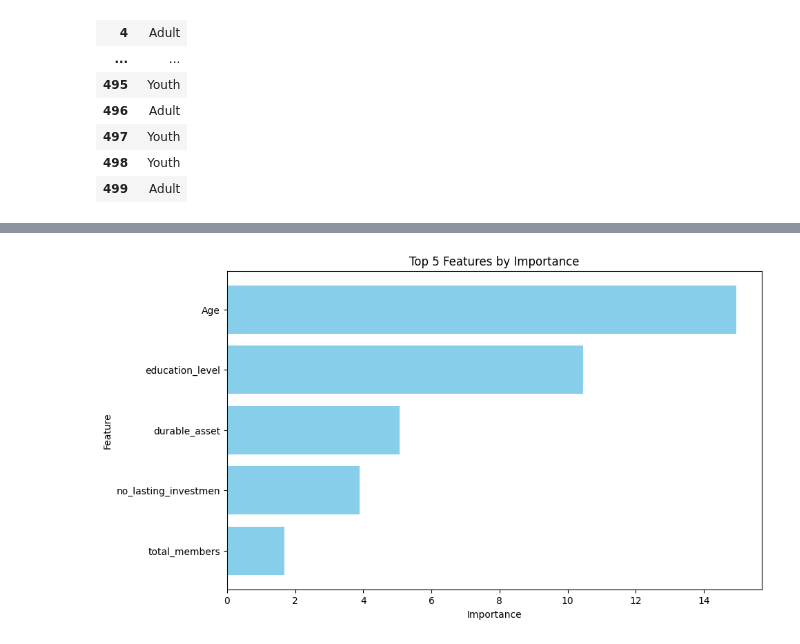
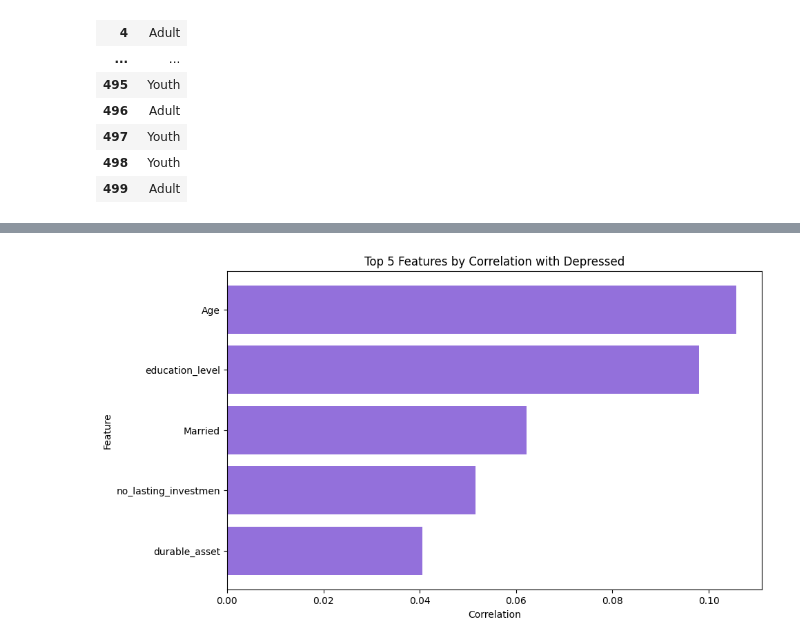
Before and after one commit to lameessa/IT326-project-depression, a Jupyter notebook: Copy_of_Phase_2_notebook_A.ipynb, the cells around one changed output, grey strips where cells are left out. Cells and saved outputs as stored; diff of their text form; code cells hidden in the pictures.

```diff
--- a/Copy_of_Phase_2_notebook_A.ipynb
+++ b/Copy_of_Phase_2_notebook_A.ipynb
@@ -547,36 +527,35 @@ The age after discretization
 # %%
-import pandas as pd
-from sklearn.feature_selection import SelectKBest, f_classif
-import matplotlib.pyplot as plt
+import warnings
 
-# Load the cleaned dataset
-data = pd.read_csv('Cleaned_dataset_iqr.csv')
+# Suppress warnings
+warnings.filterwarnings("ignore")
+
+# Load the original dataset
+data = pd.read_csv('b_depressed.csv')
 
 # Define features (X) and target variable (y)
 X = data.drop('depressed', axis=1)  # Dropping the target variable
 y = data['depressed']
 
-# Select top 5 features using ANOVA F-value
-selector = SelectKBest(score_func=f_classif, k=5)
-X_new = selector.fit_transform(X, y)
+# Temporarily fill NaN values with the mean of each column only for correlation calculation
+X_temp = X.fillna(X.mean())
 
-# Get all feature names and their corresponding scores
-all_feature_names = X.columns
-all_scores = selector.scores_
+# Calculate the correlation of each feature with the target variable
+correlations = X_temp.corrwith(y).abs()  # Using abs() to get the absolute value of the correlation
 
 # Create a DataFrame for better visualization
-feature_scores = pd.DataFrame({'Feature': all_feature_names, 'Importance': all_scores})
+correlation_scores = pd.DataFrame({'Feature': correlations.index, 'Correlation': correlations.values})
 
-# Sort the features by their importance and get the top 5
-top_5_features = feature_scores.nlargest(5, 'Importance')
+# Sort the features by their absolute correlation and get the top 5
+top_5_features = correlation_scores.nlargest(5, 'Correlation')
 
 # Plot the top 5 features
 plt.figure(figsize=(10, 6))
-plt.barh(top_5_features['Feature'], top_5_features['Importance'], color='skyblue')
-plt.xlabel('Importance')
+plt.barh(top_5_features['Feature'], top_5_features['Correlation'], color='mediumpurple')
+plt.xlabel('Correlation')
 plt.ylabel('Feature')
-plt.title('Top 5 Features by Importance')
+plt.title('Top 5 Features by Correlation with Depressed')
 plt.gca().invert_yaxis()  # Invert y-axis to have the most important feature at the top
 plt.show()
 # %% [output]
-[figure, old version]
+[figure, new version]
```
Also changed, not shown: parts of 11 cells of this notebook.
